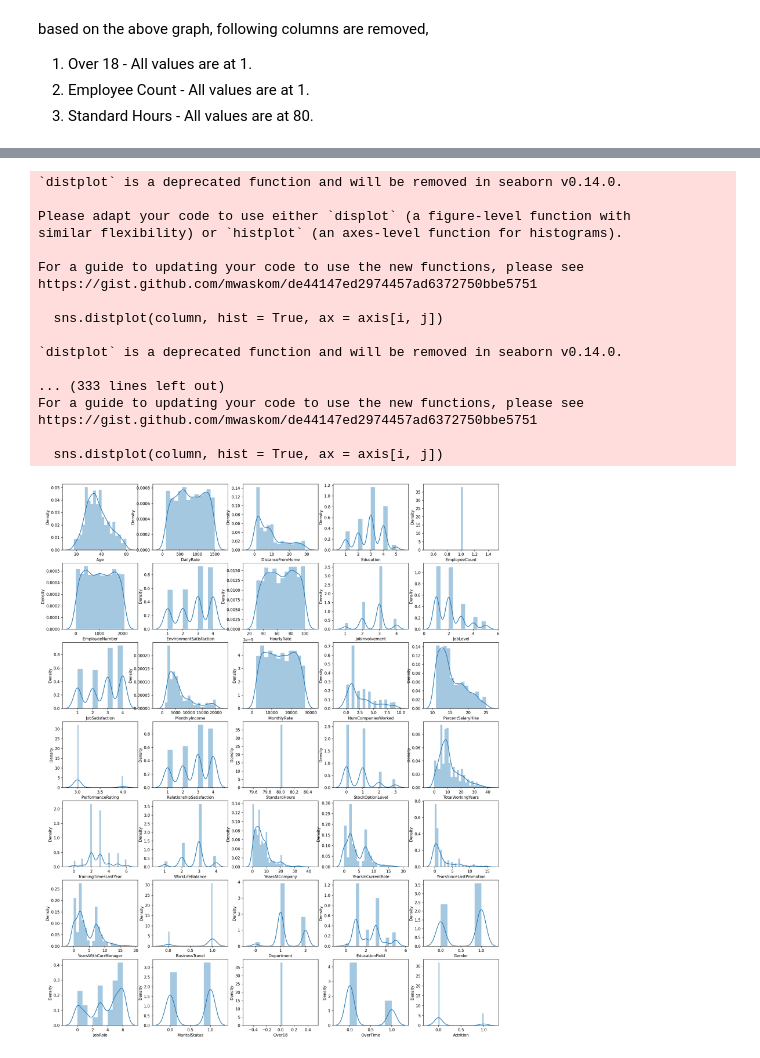
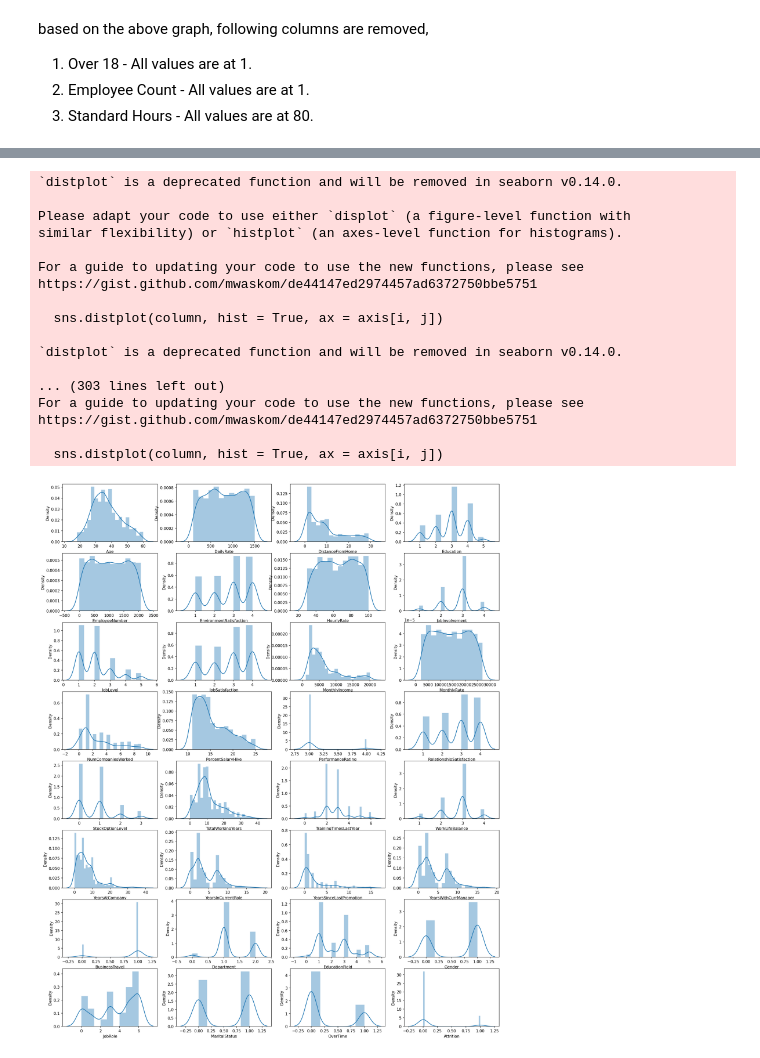
Before and after one commit to senbagaraman04/ml-basics, a Jupyter notebook: 2023/HR_MACHINELEARNING/hr_raman.ipynb, the cells around one changed output, grey strips where cells are left out. Saved outputs shown, nothing was run; the diff lists cells and outputs as text; code cells hidden in the pictures.

Commit message:
feat: updated sns graphs

```diff
--- a/2023/HR_MACHINELEARNING/hr_raman.ipynb
+++ b/2023/HR_MACHINELEARNING/hr_raman.ipynb
@@ -501,6 +501,8 @@ based on the above graph, following columns are removed,
 2. Employee Count - All values are at 1.
 3. Standard Hours - All values are at 80.
 # %%
-df.drop(['Over18'], axis=1)
-df.drop(['EmployeeCount'], axis=1)
-df.drop(['StandardHours'], axis=1)
+
+
+df.drop('Over18', axis=1, inplace=True)
+df.drop('EmployeeCount', axis=1, inplace=True)
+df.drop('StandardHours', axis=1, inplace=True)
@@ -521,34 +509,34 @@ df.drop(['StandardHours'], axis=1)
 # %%
 # Create histogram for features using subplot.
-fig, axis = plt.subplots(nrows = 7, ncols = 5, figsize = (20, 25), dpi = 150)
+fig, axis = plt.subplots(nrows =8, ncols = 4, figsize = (20, 25), dpi = 150)
 
 # For 30 features, create subplot having 6 rows and 5 columns.
 count = 0
 
-for i in range(0, 7):
-  for j in range (0, 5):
+for i in range(0, 8):
+  for j in range (0, 4):
     column = df.iloc[:, count]      # Fetching the current column and all rows of that column.
 
     sns.distplot(column, hist = True, ax = axis[i, j])
     count = count + 1
 
 plt.show()
 # %% [output]
 `distplot` is a deprecated function and will be removed in seaborn v0.14.0.
 
 Please adapt your code to use either `displot` (a figure-level function with
 similar flexibility) or `histplot` (an axes-level function for histograms).
 
 For a guide to updating your code to use the new functions, please see
 https://gist.github.com/mwaskom/de44147ed2974457ad6372750bbe5751
 
   sns.distplot(column, hist = True, ax = axis[i, j])
 
 `distplot` is a deprecated function and will be removed in seaborn v0.14.0.
 
-... (333 lines left out)
+... (303 lines left out)
 For a guide to updating your code to use the new functions, please see
 https://gist.github.com/mwaskom/de44147ed2974457ad6372750bbe5751
 
   sns.distplot(column, hist = True, ax = axis[i, j])
-[figure, old version]
+[figure, new version]
```
Also changed, not shown: parts of 1 cell of this notebook.
